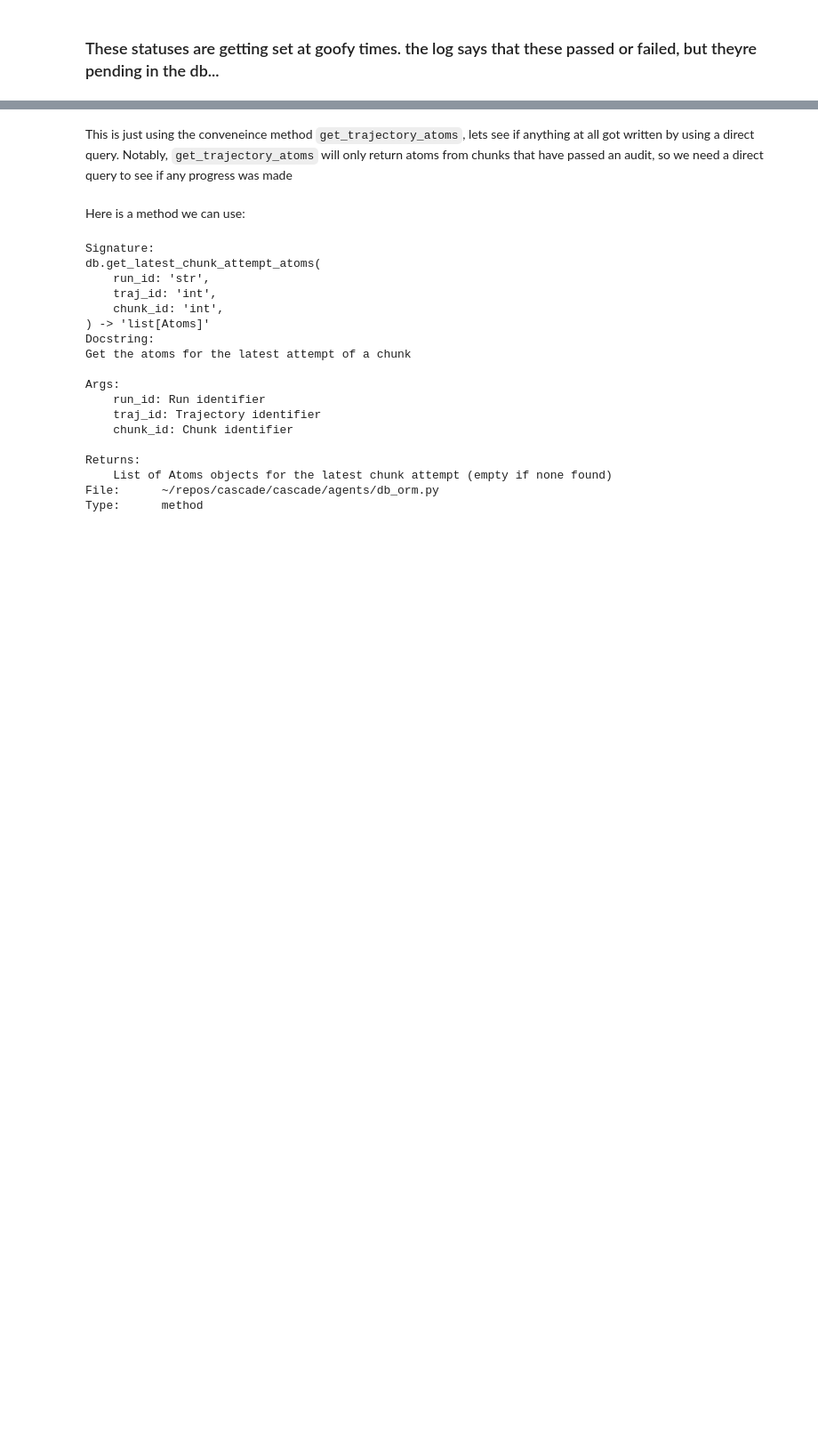
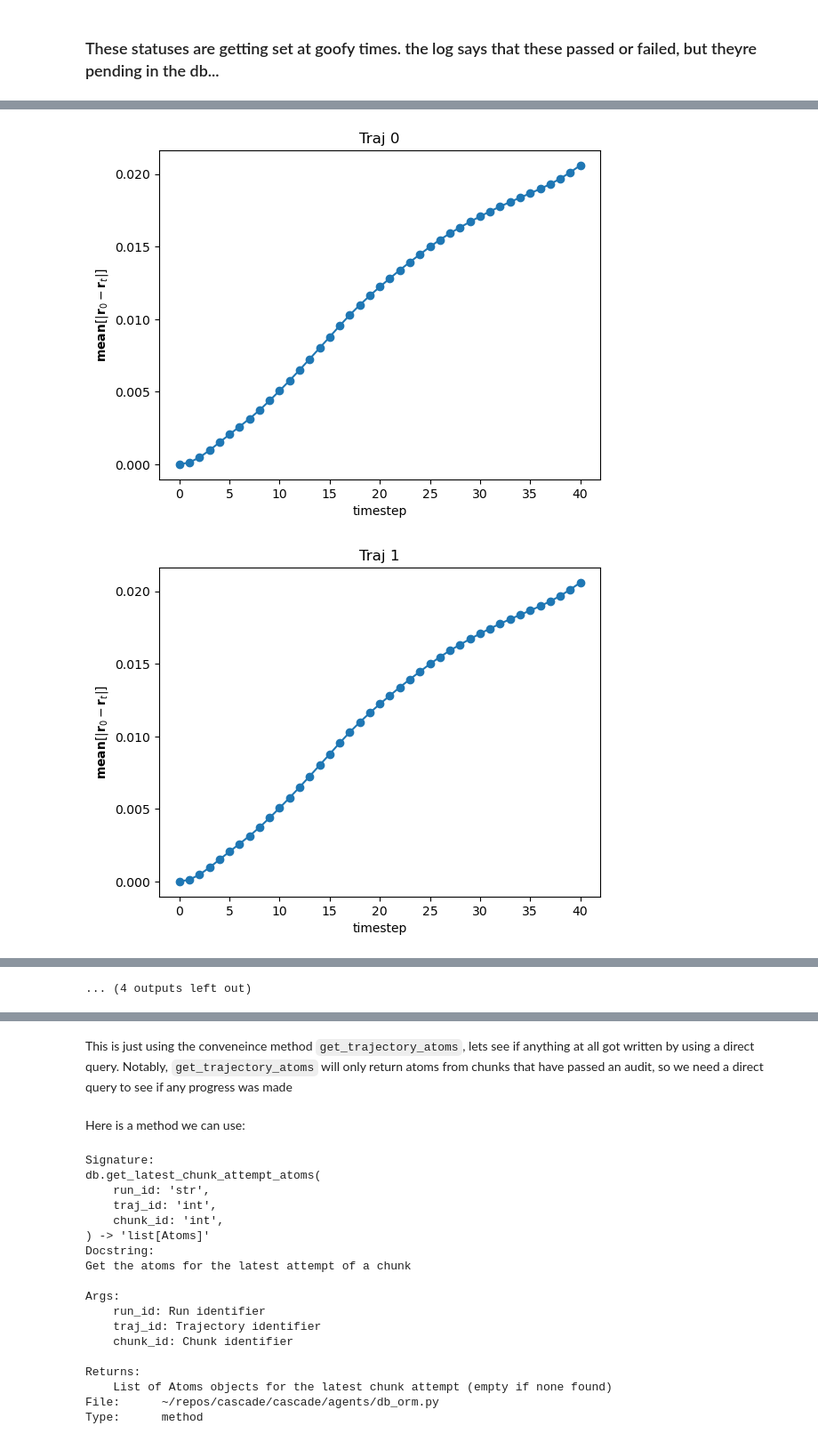
Before and after one commit to globus-labs/cascade, a Jupyter notebook: 3_cascade/1_sanity_check_run.ipynb, the cells around one changed output, grey strips where cells are left out. Shown at 89% size. Cells and saved outputs as stored; diff of their text form; code cells hidden in the pictures; blank space fills up the shorter version.

```diff
--- a/3_cascade/1_sanity_check_run.ipynb
+++ b/3_cascade/1_sanity_check_run.ipynb
@@ -141,14 +153,17 @@ passed_attempts.groupby(['traj_id', 'chunk_id']).size().count()
 # %%
-# for traj_id in traj_ids:
-#     traj = db.get_trajectory_atoms(last_run_id, traj_id)
-#     r0 = traj[0].get_positions()
-#     mad = np.zeros(len(traj))
-#     for i, a in enumerate(traj):
-#         mad[i] = np.mean(np.abs(a.get_positions() - r0))
-#     plt.plot(mad)
-#     t = np.arange(mad.shape[0])
-#     plt.scatter(t, mad)
-#     plt.xlabel('timestep')
-#     plt.ylabel('$\mathbf{mean} [|\mathbf{r}_0 - \mathbf{r}_t|]$')
-#     plt.title(f'Traj {traj_id}')
-#     plt.show()
+for traj_id in traj_ids:
+    traj = db.get_trajectory_atoms(last_run_id, traj_id)
+    r0 = traj[0].get_positions()
+    mad = np.zeros(len(traj))
+    for i, a in enumerate(traj):
+        mad[i] = np.mean(np.abs(a.get_positions() - r0))
+    plt.plot(mad)
+    t = np.arange(mad.shape[0])
+    plt.scatter(t, mad)
+    plt.xlabel('timestep')
+    plt.ylabel('$\mathbf{mean} [|\mathbf{r}_0 - \mathbf{r}_t|]$')
+    plt.title(f'Traj {traj_id}')
+    plt.show()
+# %% [output]
+[figure, added]
+[figure, added]
@@ -155,3 +180,4 @@ passed_attempts.groupby(['traj_id', 'chunk_id']).size().count()
+... (4 outputs left out)
 # %%
 for traj_id in traj_ids:
     traj = db.get_trajectory_atoms(last_run_id, traj_id)
```
Also changed, not shown: parts of 15 cells of this notebook, 1 other file.
